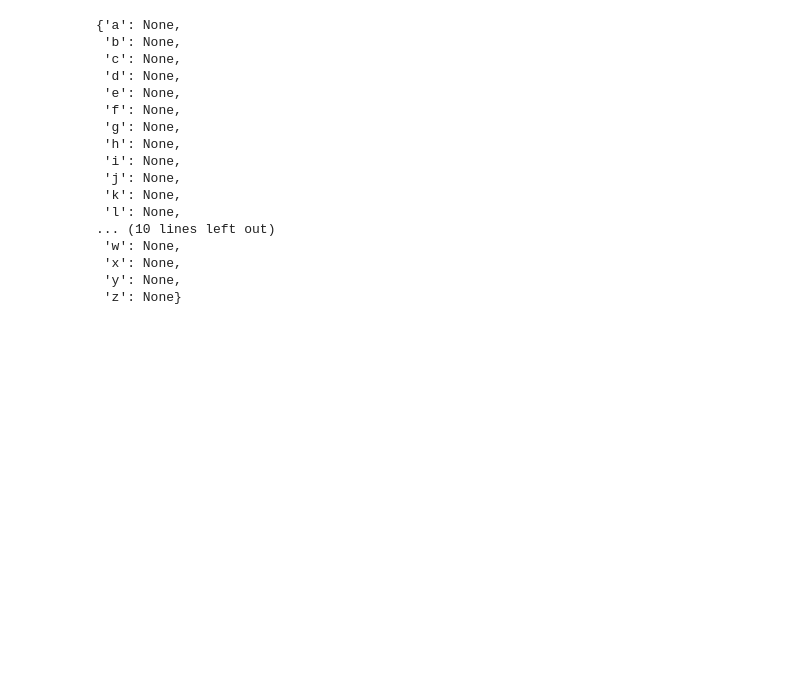
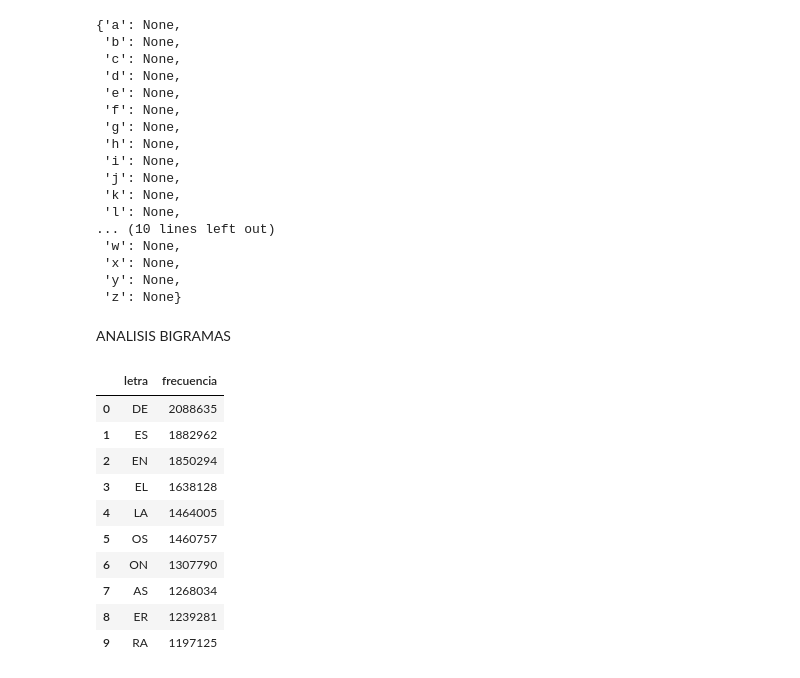
Before and after one commit to EnriqueBatista21/Phyton, a Jupyter notebook: Curso_Linux/analisis_frecuencia.ipynb, the cells around one changed output. Saved outputs shown, nothing was run; the diff lists cells and outputs as text; code cells hidden in the pictures; blank space fills up the shorter version.

Commit message:
Analisis frecuencia terminado

```diff
--- a/Curso_Linux/analisis_frecuencia.ipynb
+++ b/Curso_Linux/analisis_frecuencia.ipynb
@@ -115,0 +87,17 @@ alfabeto_permutado = {
+# %% [markdown]
+ANALISIS BIGRAMAS
+# %%
+bigramas_es = leer_frecuencias('/Users/User/Documents/Phyton/Curso_Linux/spanish_bigrams.txt')
+bigramas_es.head(10)
+# %% [output]
+|  | letra | frecuencia |
+| 0 | DE | 2088635 |
+| 1 | ES | 1882962 |
+| 2 | EN | 1850294 |
+| 3 | EL | 1638128 |
+| 4 | LA | 1464005 |
+| 5 | OS | 1460757 |
+| 6 | ON | 1307790 |
+| 7 | AS | 1268034 |
+| 8 | ER | 1239281 |
+| 9 | RA | 1197125 |
```
Also changed, not shown: parts of 14 cells of this notebook.
